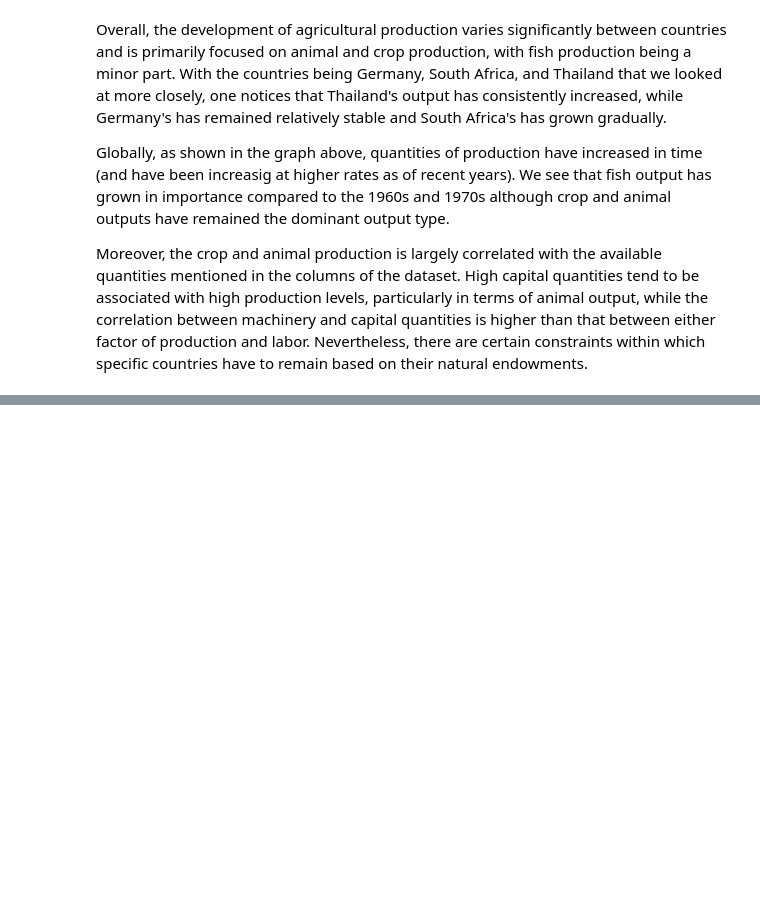
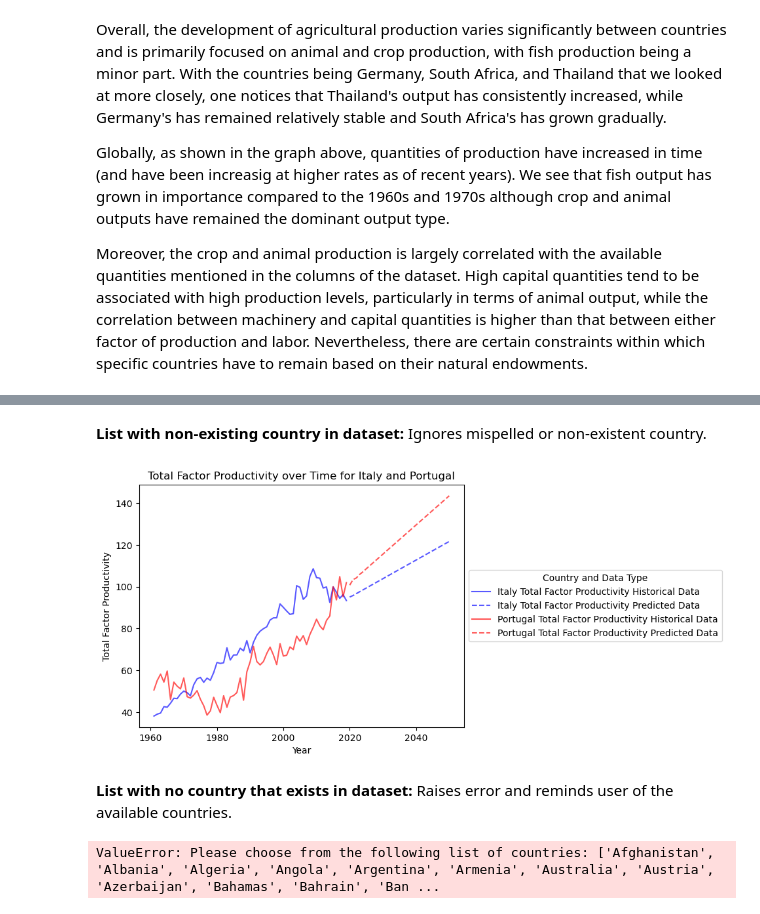
Before and after one commit to Nik-mundt/Group_08, a Jupyter notebook: agros_notebook.ipynb, the cells around one changed output, grey strips where cells are left out. Cells and saved outputs as stored; diff of their text form; code cells hidden in the pictures; blank space fills up the shorter version.

```diff
--- a/agros_notebook.ipynb
+++ b/agros_notebook.ipynb
@@ -197,0 +217,14 @@ a = ["Congo", "Burkina Faso", "Italy"]
+# %% [markdown]
+**List with non-existing country in dataset:** Ignores mispelled or non-existent country.
+# %%
+one_error_list = ["Italy", "Portugal", "Germnay"]
+agros.predictor(one_error_list)
+# %% [output]
+[figure, added]
+# %% [markdown]
+**List with no country that exists in dataset:** Raises error and reminds user of the available countries.
+# %%
+full_error_list = ["Iatly", "Protugal", "Germnay"]
+agros.predictor(full_error_list)
+# %% [output]
+ValueError: Please choose from the following list of countries: ['Afghanistan', 'Albania', 'Algeria', 'Angola', 'Argentina', 'Armenia', 'Australia', 'Austria', 'Azerbaijan', 'Bahamas', 'Bahrain', 'Ban ...
```
Also changed, not shown: parts of 13 cells of this notebook.
